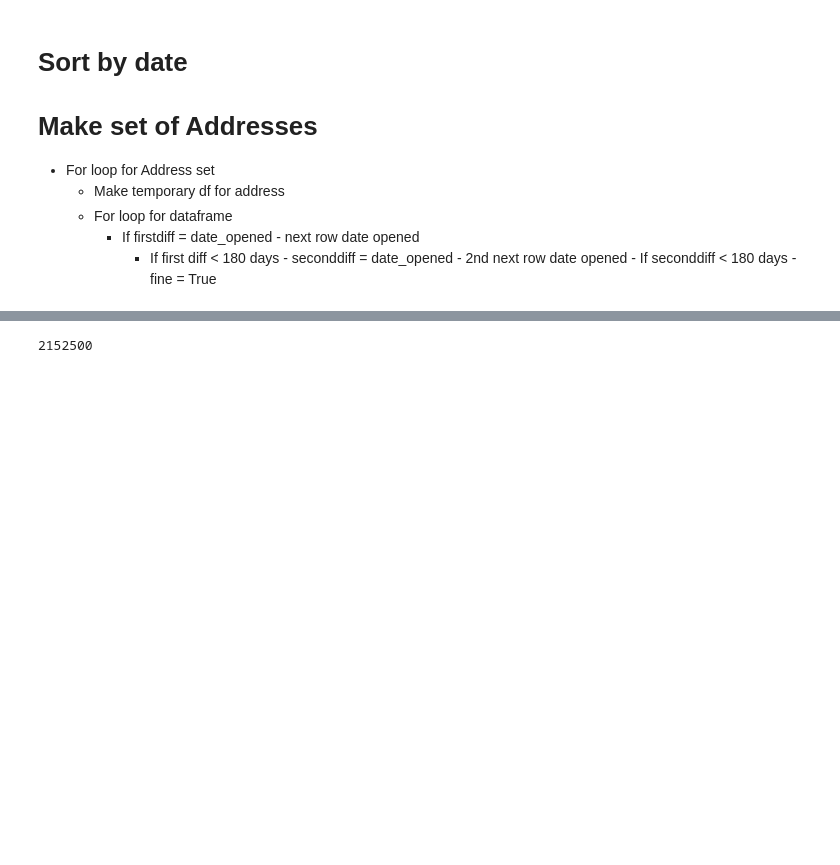
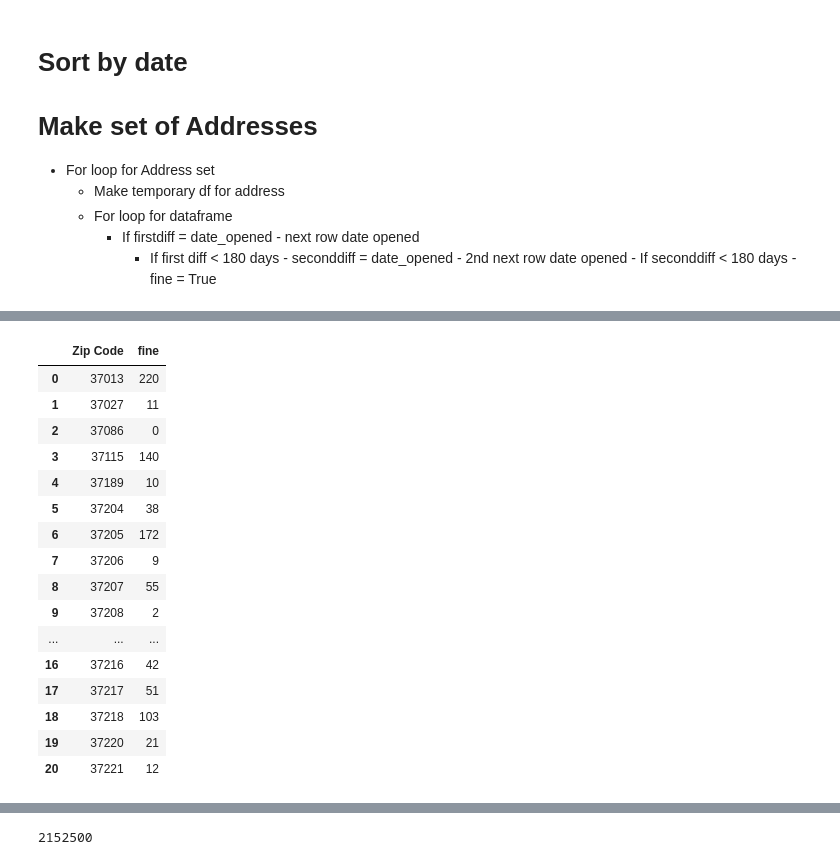
Before and after one commit to NSS-Full-Time-Data-Analytics-12/trash-haulers-wushock, a Jupyter notebook: trash_haulers_analysis.ipynb, the cells around one changed output, grey strips where cells are left out. Saved outputs shown, nothing was run; the diff lists cells and outputs as text; code cells hidden in the pictures; blank space fills up the shorter version.

```diff
--- a/trash_haulers_analysis.ipynb
+++ b/trash_haulers_analysis.ipynb
@@ -127,0 +143,5 @@ redriver.head()
+# %%
+finedf = redriver
+# %%
+zipgroup = finedf.groupby('Zip Code')['fine'].sum().to_frame().reset_index()
+zipgroup.head()
@@ -127,0 +155,20 @@ redriver.head()
+# %%
+zipgroup
+# %% [output]
+|  | Zip Code | fine |
+| 0 | 37013 | 220 |
+| 1 | 37027 | 11 |
+| 2 | 37086 | 0 |
+| 3 | 37115 | 140 |
+| 4 | 37189 | 10 |
+| 5 | 37204 | 38 |
+| 6 | 37205 | 172 |
+| 7 | 37206 | 9 |
+| 8 | 37207 | 55 |
+| 9 | 37208 | 2 |
+| ... | ... | ... |
+| 16 | 37216 | 42 |
+| 17 | 37217 | 51 |
+| 18 | 37218 | 103 |
+| 19 | 37220 | 21 |
+| 20 | 37221 | 12 |
```
Also changed, not shown: parts of 13 cells of this notebook, 1 other file.
